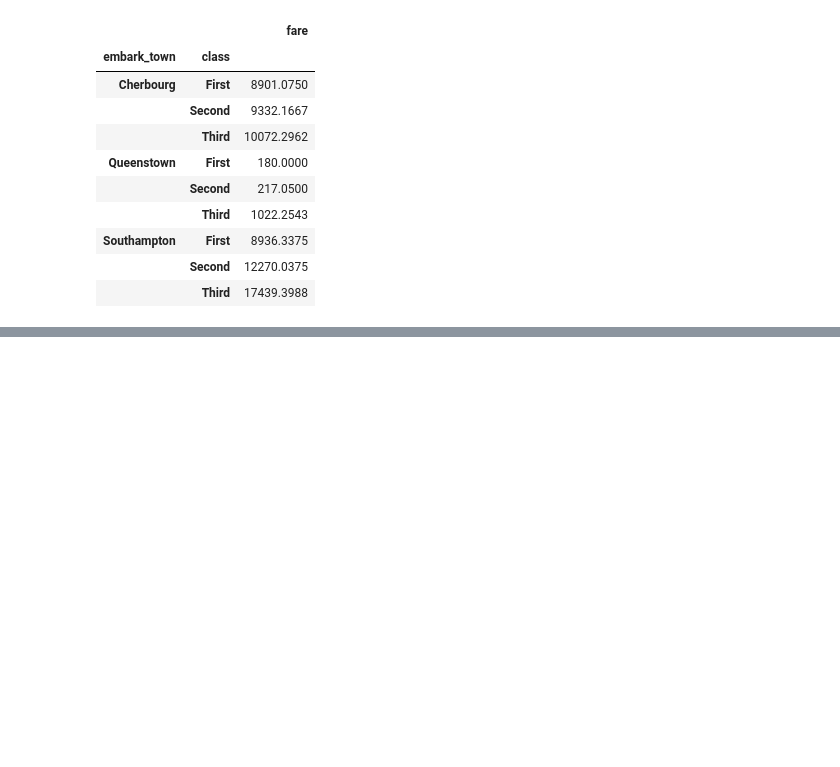
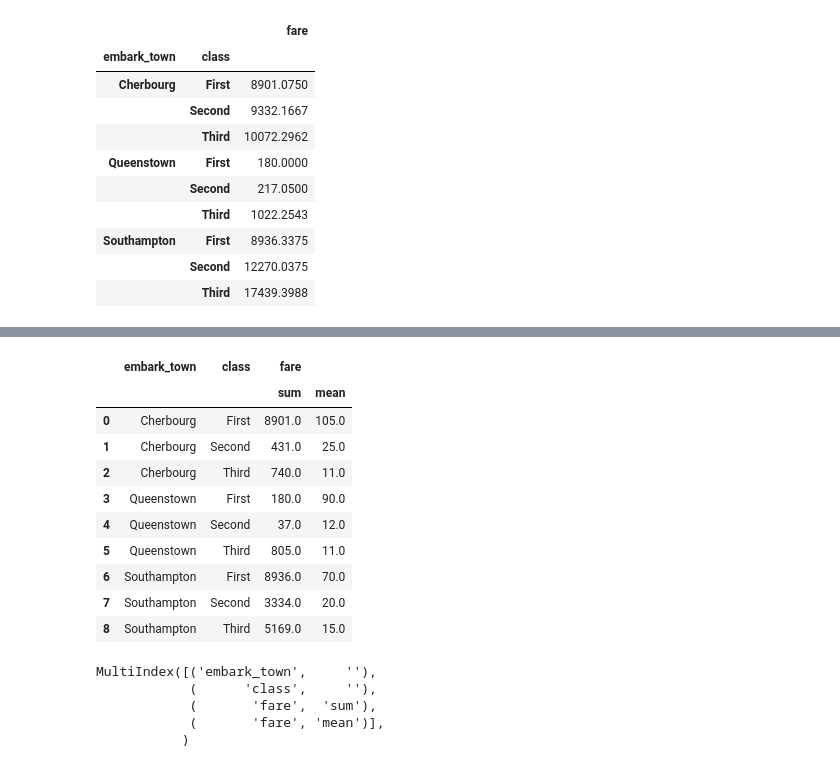
Before and after one commit to umeshraj/pbpython_pandas_group_agg, a Jupyter notebook: pd_gp_agg.ipynb, the cells around one changed output, grey strips where cells are left out. Cells and saved outputs as stored; diff of their text form; code cells hidden in the pictures; blank space fills up the shorter version.

```diff
--- a/pd_gp_agg.ipynb
+++ b/pd_gp_agg.ipynb
@@ -358,0 +394,23 @@ fare_group.groupby(level=0).cumsum()
+# %%
+multi_df = df.groupby(['embark_town', 'class'], as_index=False).agg({'fare': ['sum', 'mean']}).round(0)
+multi_df
+# %% [output]
+|  | embark_town | class | fare |  |
+|  |  |  | sum | mean |
+| 0 | Cherbourg | First | 8901.0 | 105.0 |
+| 1 | Cherbourg | Second | 431.0 | 25.0 |
+| 2 | Cherbourg | Third | 740.0 | 11.0 |
+| 3 | Queenstown | First | 180.0 | 90.0 |
+| 4 | Queenstown | Second | 37.0 | 12.0 |
+| 5 | Queenstown | Third | 805.0 | 11.0 |
+| 6 | Southampton | First | 8936.0 | 70.0 |
+| 7 | Southampton | Second | 3334.0 | 20.0 |
+| 8 | Southampton | Third | 5169.0 | 15.0 |
+# %%
+multi_df.columns
+# %% [output]
+MultiIndex([('embark_town',     ''),
+            (      'class',     ''),
+            (       'fare',  'sum'),
+            (       'fare', 'mean')],
+           )
```
Also changed, not shown: parts of 10 cells of this notebook.
